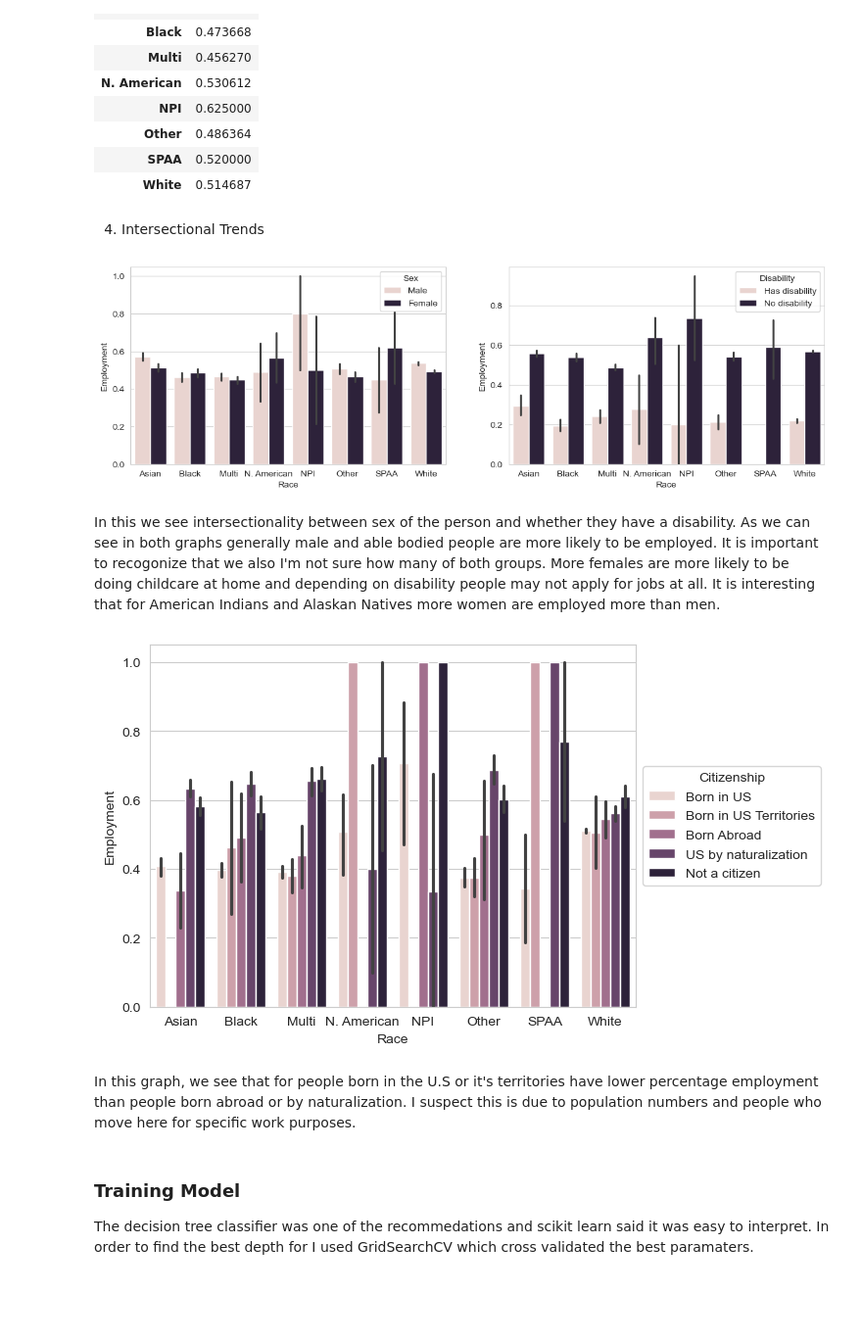
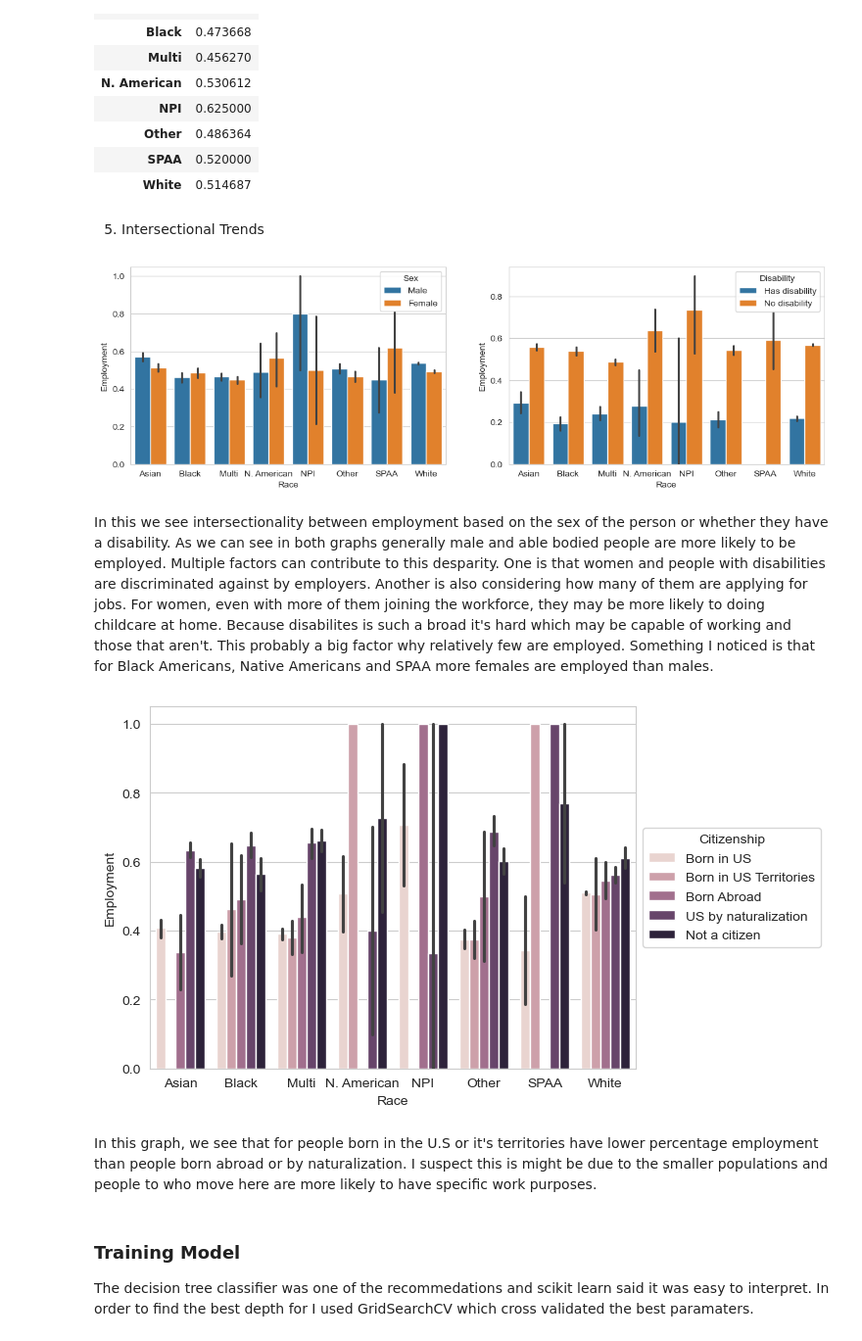
Before and after one commit to EpicET/EpicET.github.io, a Jupyter notebook: posts/blog3/index.ipynb, the cells around one changed output. Shown at 98% size. Drawn from its saved outputs; the diff is of its cells as text; code cells hidden in the pictures; blank space fills up the shorter version.

```diff
--- a/posts/blog3/index.ipynb
+++ b/posts/blog3/index.ipynb
@@ -76,2 +88,11 @@ X_train, X_test, y_train, y_test, group_train, group_test = train_test_split(
+# %%
+def convert_race(df: pd.DataFrame):
+    df = df.sort_values(by='race')
+    df['race'] = df['race'].replace({1: "White", 2: "Black", 3: "N. American", 4:"N. Alaskan",
+                        5:"SPAA",
+                        6:'Asian', 7: 'NPI', 8:'Other', 9: 'Multi'})
+
+    df['race'] = pd.Categorical(df['race'])
+    return df
 # %% [markdown]
 ### Basic Descriptives
@@ -101,0 +99,5 @@ print(relabeled.head())
+# %%
+# Save to the original for calculations and copying
+relabeled = df.copy()
+relabeled = convert_race(relabeled)
+relabeled
@@ -130,29 +163,30 @@ relabeled.groupby('race')[['label']].aggregate('mean')
 | SPAA | 0.520000 |
 | White | 0.514687 |
 # %% [markdown]
-4. Intersectional Trends
+5. Intersectional Trends
 # %%
 import seaborn as sns
 from matplotlib import pyplot as plt
 
 fig, ax = plt.subplots(1, 2, figsize = (14, 4))
 
-plt1 = sns.barplot(relabeled, x = "race", y = "label", hue="SEX", ax=ax[0])
+colors = ["#1f77b4", "#ff7f0e"]
+plt1 = sns.barplot(relabeled, x = "race", y = "label", hue="SEX", palette=colors, ax=ax[0])
 plt1.set_xlabel("Race")
 plt1.set_ylabel("Employment")
 handles, _ = plt1.get_legend_handles_labels()
 plt1.legend(handles=handles, title='Sex', labels=['Male', 'Female'])
 
-plt2 = sns.barplot(relabeled, x = "race", y = "label", hue="DIS", ax=ax[1])
+plt2 = sns.barplot(relabeled, x = "race", y = "label", hue="DIS", palette=colors, ax=ax[1])
 plt2.set_xlabel("Race")
 plt2.set_ylabel("Employment")
 handles, _ = plt2.get_legend_handles_labels()
 plt2.legend(handles=handles, title='Disability', labels=['Has disability', 'No disability'])
 plt.show()
 # %% [output]
-[figure, old version]
+[figure, new version]
 # %% [markdown]
-In this we see intersectionality between sex of the person and whether they have a disability. As we can see in both graphs generally male and able bodied people are more likely to be employed. It is important to recogonize that we also I'm not sure how many of both groups. More females are more likely to be doing childcare at home and depending on disability people may not apply for jobs at all. It is interesting that for American Indians and Alaskan Natives more women are employed more than men.
+In this we see intersectionality between employment based on the sex of the person or whether they have a disability. As we can see in both graphs generally male and able bodied people are more likely to be employed. Multiple factors can contribute to this desparity. One is that women and people with disabilities are discriminated against by employers. Another is also considering how many of them are applying for jobs. For women, even with more of them joining the workforce, they may be more likely to doing childcare at home. Because disabilites is such a broad it's hard which may be capable of working and those that aren't. This probably a big factor why relatively few are employed. Something I noticed is that for Black Americans, Native Americans and SPAA more females are employed than males.
 # %%
 plt3 = sns.barplot(relabeled, x = "race", y = "label", hue="CIT")
 plt3.set_xlabel("Race")
@@ -162,9 +196,9 @@ status = ['Born in US', 'Born in US Territories', 'Born Abroad', 'US by naturali
 plt3.legend(handles=handles, title='Citizenship', labels=status, loc='center left', bbox_to_anchor=(1, 0.5))
 plt.show()
 # %% [output]
-[figure, old version]
+[figure, new version]
 # %% [markdown]
-In this graph, we see that for people born in the U.S or it's territories have lower percentage employment than people born abroad or by naturalization. I suspect this is due to population numbers and people who move here for specific work purposes.
+In this graph, we see that for people born in the U.S or it's territories have lower percentage employment than people born abroad or by naturalization. I suspect this is might be due to the smaller populations and people to who move here are more likely to have specific work purposes.
 # %% [markdown]
 ### Training Model
 
```
Also changed, not shown: parts of 34 cells of this notebook.
